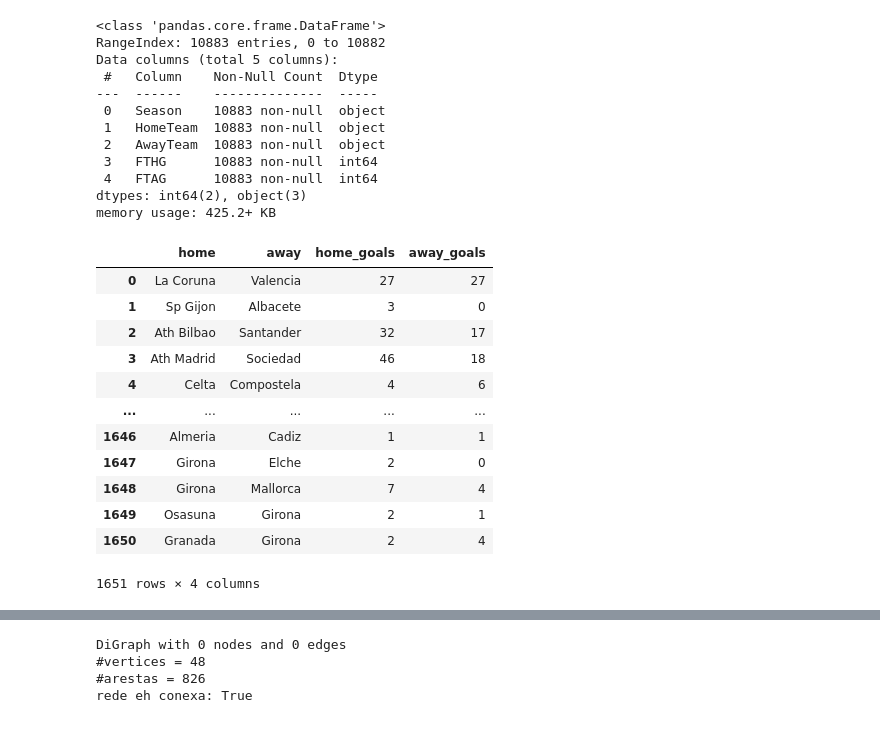
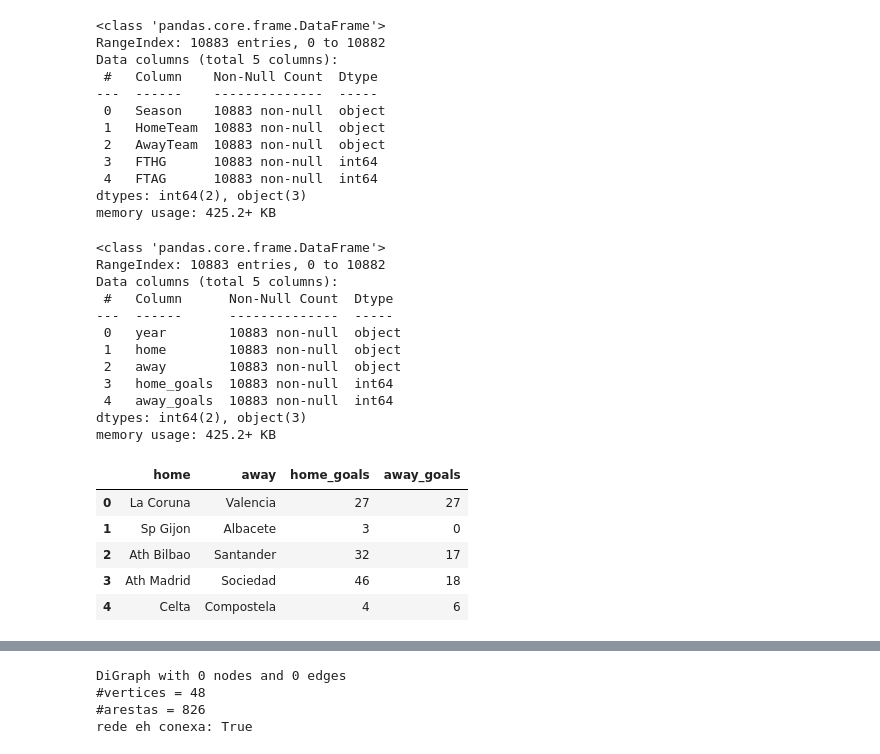
Before and after one commit to jesusossian/complex_networks, a Jupyter notebook: notebooks/datasets_fut.ipynb, the cells around one changed output, grey strips where cells are left out. Drawn from its saved outputs; the diff is of its cells as text; code cells hidden in the pictures.

```diff
--- a/notebooks/datasets_fut.ipynb
+++ b/notebooks/datasets_fut.ipynb
@@ -850,26 +934,35 @@ df.rename(columns = {
     'FTHG':'home_goals',
     'FTAG':'away_goals'
     }, inplace = True)
+# %%
+df = df.dropna(how='any',axis=0)
+df.info()
+# %% [output]
+<class 'pandas.core.frame.DataFrame'>
+RangeIndex: 10883 entries, 0 to 10882
+Data columns (total 5 columns):
+ #   Column      Non-Null Count  Dtype
+---  ------      --------------  -----
+ 0   year        10883 non-null  object
+ 1   home        10883 non-null  object
+ 2   away        10883 non-null  object
+ 3   home_goals  10883 non-null  int64
+ 4   away_goals  10883 non-null  int64
+dtypes: int64(2), object(3)
+memory usage: 425.2+ KB
 # %%
 df2 = df.groupby(
     ['home', 'away'],
     as_index=False,
     sort=False).agg({'home_goals':'sum', 'away_goals':'sum'})
 
-df2
+df2.head()
 # %% [output]
 |  | home | away | home_goals | away_goals |
 | 0 | La Coruna | Valencia | 27 | 27 |
 | 1 | Sp Gijon | Albacete | 3 | 0 |
 | 2 | Ath Bilbao | Santander | 32 | 17 |
 | 3 | Ath Madrid | Sociedad | 46 | 18 |
 | 4 | Celta | Compostela | 4 | 6 |
-| ... | ... | ... | ... | ... |
-| 1646 | Almeria | Cadiz | 1 | 1 |
-| 1647 | Girona | Elche | 2 | 0 |
-| 1648 | Girona | Mallorca | 7 | 4 |
-| 1649 | Osasuna | Girona | 2 | 1 |
-| 1650 | Granada | Girona | 2 | 4 |
-1651 rows × 4 columns
 # %%
 df2['weights'] = df2['away_goals']
```
Also changed, not shown: parts of 38 cells of this notebook, 1 other file.
